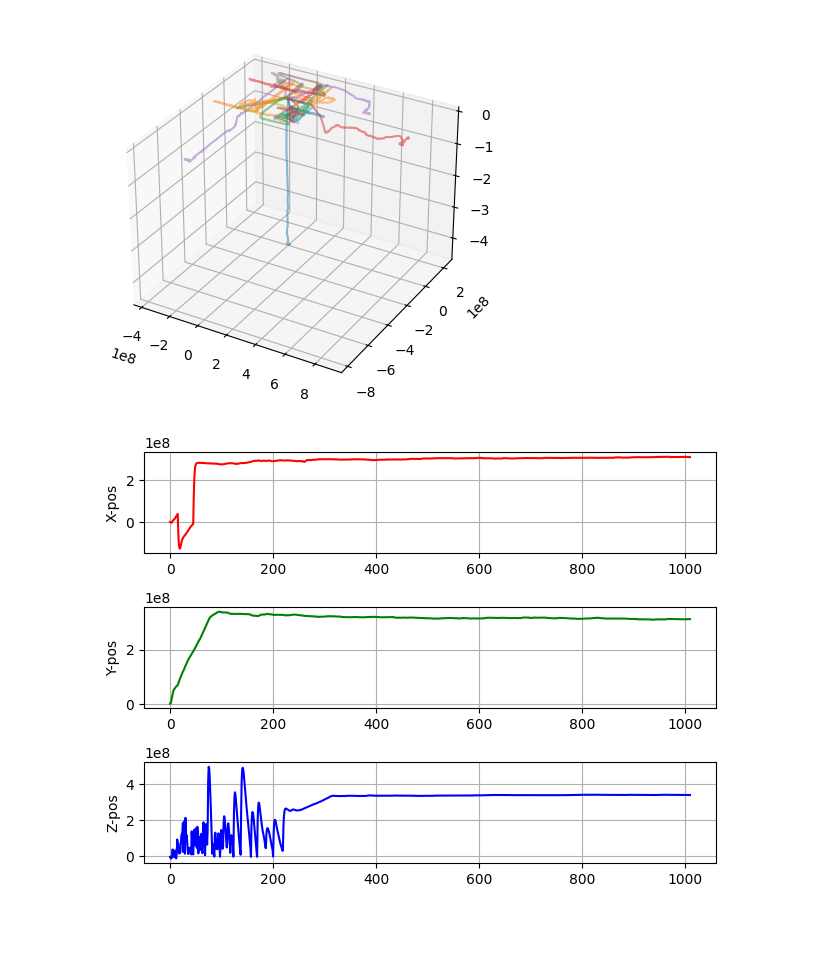
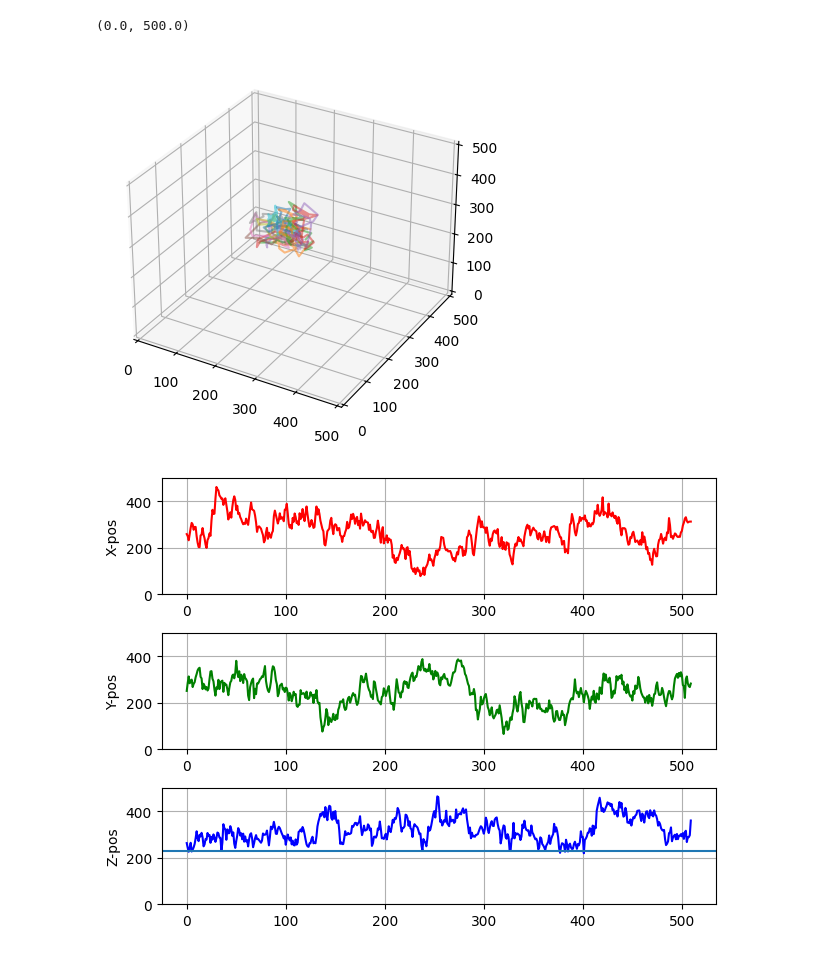
Before and after one commit to Delft-iGEM/ELP-Simulations, a Jupyter notebook: analyze.ipynb, the cells around one changed output. Drawn from its saved outputs; the diff is of its cells as text; code cells hidden in the pictures; blank space fills up the shorter version.

Commit message:
Accomplish surface

```diff
--- a/analyze.ipynb
+++ b/analyze.ipynb
@@ -3,9 +3,11 @@ import MDAnalysis as mda
 import numpy as np
 import matplotlib.pyplot as plt
 
-path_top = "ELP_SURFACEATTACHED/VPGIG70/top.pdb"
-path_tra = "ELP_SURFACEATTACHED/VPGIG70/VPGIG70.dcd"
-u = mda.Universe(path_top, path_tra, in_memory=True)
+sim_name = "i70-surfaceattached"
+
+path_top = f"simulations/{sim_name}/runtime/top.pdb"
+path_tra = f"simulations/{sim_name}/runtime/{sim_name}.dcd"
+u = mda.Universe(path_top, path_tra)
 
 def get_pos_of_resn(res_n):
     positions = []
@@ -19,30 +21,38 @@ def get_pos_of_resn(res_n):
 fig = plt.figure()
 ax = plt.axes(projection='3d')
 
+chains = []
+
 for i in range(0, 300, 20):
     positions = get_pos_of_resn(i)
+    chains.append(positions)
 
-    ax.plot3D(positions[:, 0], positions[:, 1], positions[:, 2], alpha=.5, fmt="o-")
+    ax.plot3D(positions[:, 0], positions[:, 1], positions[:, 2], alpha=.5)
 
-# ax.axes.set_xlim3d([0, 500])
-# ax.axes.set_ylim3d([0, 500])
-# ax.axes.set_zlim3d([0, 500])
+ax.axes.set_xlim3d([0, 500])
+ax.axes.set_ylim3d([0, 500])
+ax.axes.set_zlim3d([0, 500])
 # %% [output]
+(0.0, 500.0)
-[figure, old version]
+[figure, new version]
 # %%
 positions = get_pos_of_resn(-1)
 
-plt.figure()
+while (True):
+    plt.figure()
 
-colors = ["red", "green", "blue"]
-coords = ["X", "Y", "Z"]
-for i in range(3):
-    plt.subplot(311 + i)
-    plt.plot(positions[:, i], color=colors[i])
-    plt.ylabel(f"{coords[i]}-pos")
-    # plt.ylim([0, 500])
-    plt.grid()
+    colors = ["red", "green", "blue"]
+    coords = ["X", "Y", "Z"]
+    for i in range(3):
+        plt.subplot(311 + i)
+        plt.plot(positions[:, i], color=colors[i])
+        plt.ylabel(f"{coords[i]}-pos")
+        plt.ylim([0, 500])
+        plt.grid()
 
-plt.tight_layout()
+    plt.axhline(230)
+
+    plt.tight_layout()
+    plt.pause(1)
 # %% [output]
-[figure, old version]
+[figure, new version]
```
Also changed, not shown: parts of 2 cells of this notebook, 1 other file.
